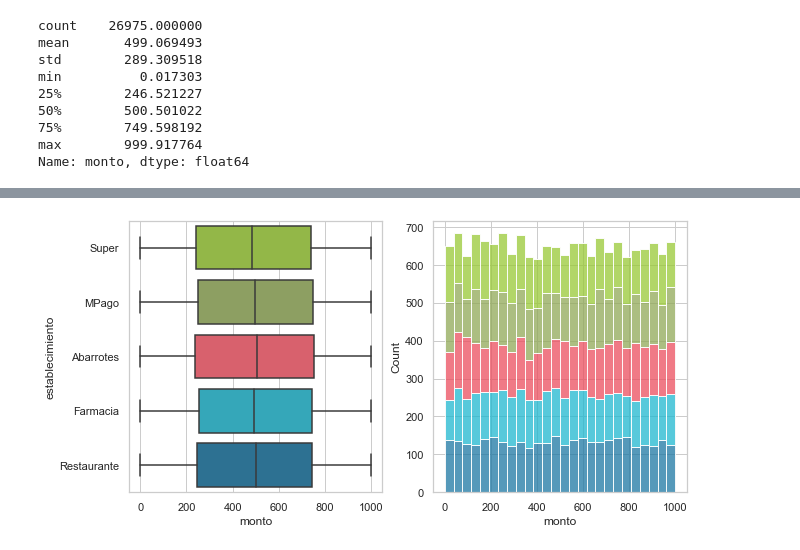
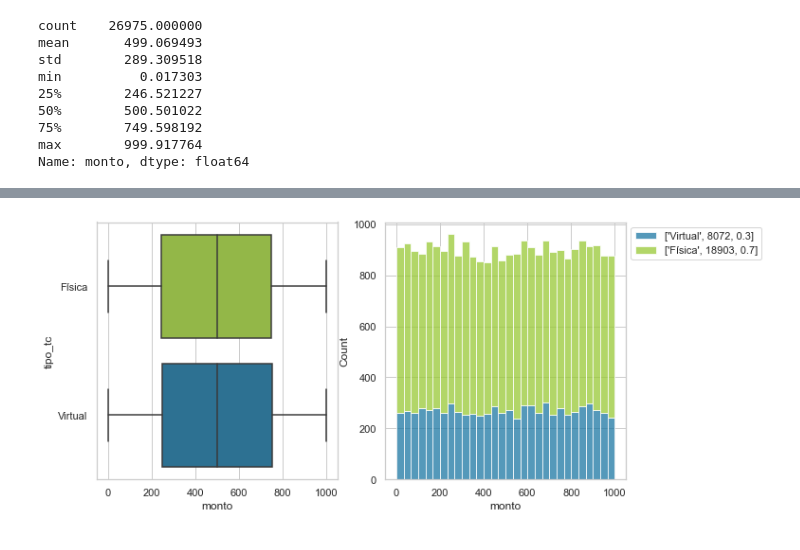
Before and after one commit to ElenaVillano/challenge_rpmx, a Jupyter notebook: notebooks/geda.ipynb, the cells around one changed output, grey strips where cells are left out. Cells and saved outputs as stored; diff of their text form; code cells hidden in the pictures.

```diff
--- a/notebooks/geda.ipynb
+++ b/notebooks/geda.ipynb
@@ -29,9 +29,11 @@ df['fecha'] = pd.to_datetime(df['fecha'])
 df['fraude'] = df['fraude'].apply(lambda x: 'Si' if x==True else 'No')
 df['is_prime'] = df['is_prime'].apply(lambda x: 'Si' if x==True else 'No')
 # %%
-df['genero'][df['genero']=='--']='no definido'
+df['genero'][df['genero']=='--']='no_def'
 # %% [output]
 A value is trying to be set on a copy of a slice from a DataFrame
 
 See the caveats in the documentation: https://pandas.pydata.org/pandas-docs/stable/user_guide/indexing.html#returning-a-view-versus-a-copy
   """Entry point for launching an IPython kernel.
+# %%
+df=df.fillna('NA')
@@ -70,0 +113,24 @@ plt.show()
+# %%
+sns.set(style='whitegrid',rc={'figure.figsize':(10,5)})
+fig, axs = plt.subplots(ncols=2)
+
+a=sns.boxplot(data=df,x='monto',y='establecimiento',
+           palette=sns.blend_palette(colores, 6), ax=axs[0])
+
+b=sns.histplot(df,x='monto',hue='establecimiento',multiple='stack',
+             palette=sns.blend_palette(colores, 6), ax=axs[1],legend=True)
+
+plt.legend(labels=[['Restaurante',df['establecimiento'].value_counts()[1],
+                    round(df['establecimiento'].value_counts(normalize=True)[1],3)],
+                   ['Farmacia',df['establecimiento'].value_counts()[5],
+                    round(df['establecimiento'].value_counts(normalize=True)[5],3)],
+                    ['Abarrotes',df['establecimiento'].value_counts()[2],
+                    round(df['establecimiento'].value_counts(normalize=True)[2],3)],
+                  ['MPago',df['establecimiento'].value_counts()[4],
+                    round(df['establecimiento'].value_counts(normalize=True)[4],3)],
+                   ['NA',df['establecimiento'].value_counts()[0],
+                    round(df['establecimiento'].value_counts(normalize=True)[0],3)],
+                   ['Super',df['establecimiento'].value_counts()[3],
+                    round(df['establecimiento'].value_counts(normalize=True)[3],3)]],
+           bbox_to_anchor=(1, 1))
+plt.show()
@@ -99,13 +175,18 @@ plt.show()
 # %%
 sns.set(style='whitegrid',rc={'figure.figsize':(10,5)})
 fig, axs = plt.subplots(ncols=2)
 
-a=sns.boxplot(data=df,x='monto',y='establecimiento',
-           palette=sns.blend_palette(colores, 5), ax=axs[0])
+b=sns.boxplot(data=df,x='monto',y='tipo_tc',
+           palette=sns.blend_palette(colores, 2), ax=axs[0])
 
-b=sns.histplot(df,x='monto',hue='establecimiento',multiple='stack',
-             palette=sns.blend_palette(colores, 5), ax=axs[1],legend=False)
+a=sns.histplot(df,x='monto',hue='tipo_tc',multiple='stack',
+             palette=sns.blend_palette(colores, 2), ax=axs[1])
+
+plt.legend(labels=[['Virtual',df['tipo_tc'].value_counts()[1],
+                    round(df['tipo_tc'].value_counts(normalize=True)[1],2)],
+           ['Física',df['tipo_tc'].value_counts()[0],
+                   round(df['tipo_tc'].value_counts(normalize=True)[0],2)]],bbox_to_anchor=(1, 1))
 
 plt.show()
 # %% [output]
-[figure, old version]
+[figure, new version]
```
Also changed, not shown: parts of 9 cells of this notebook, 1 other file.
